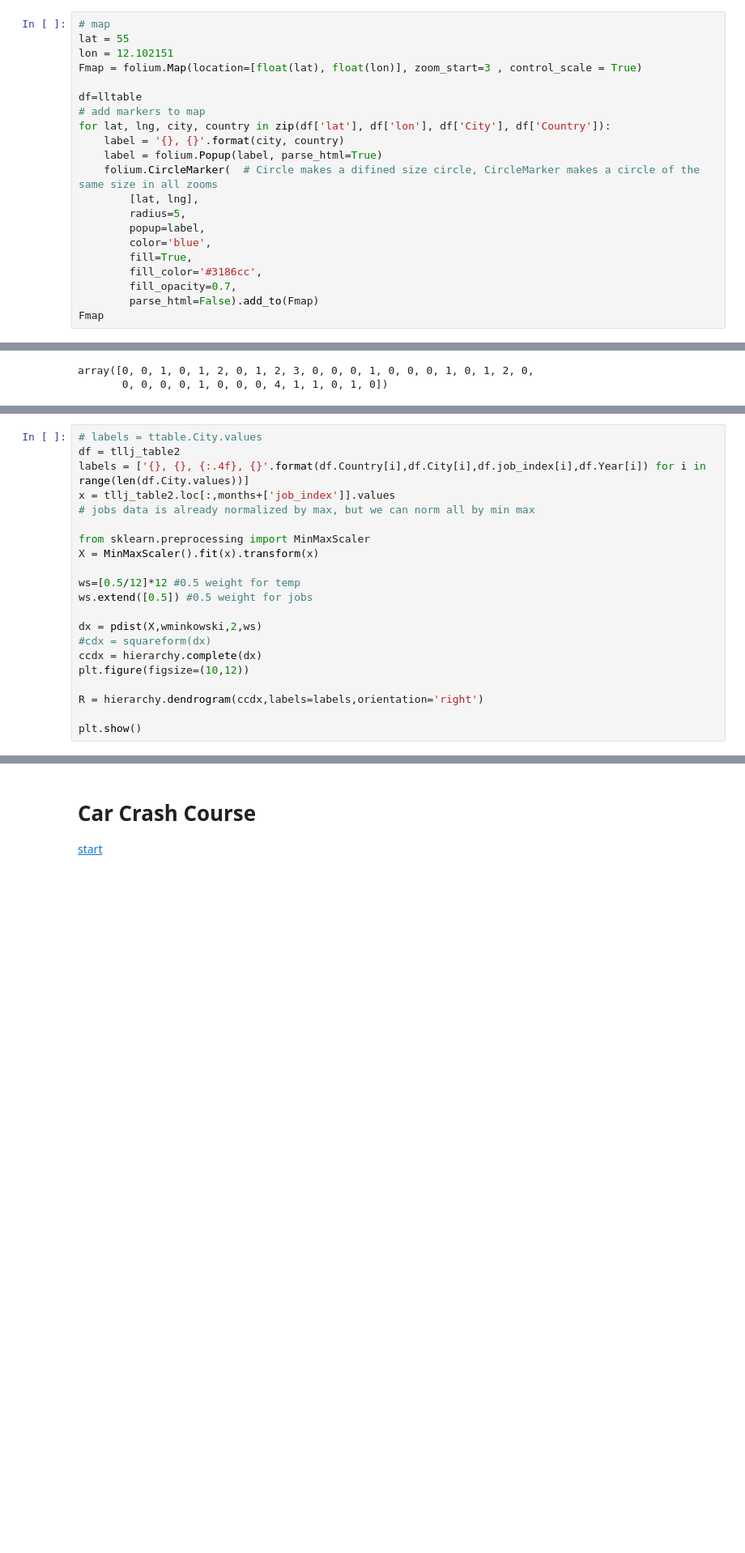
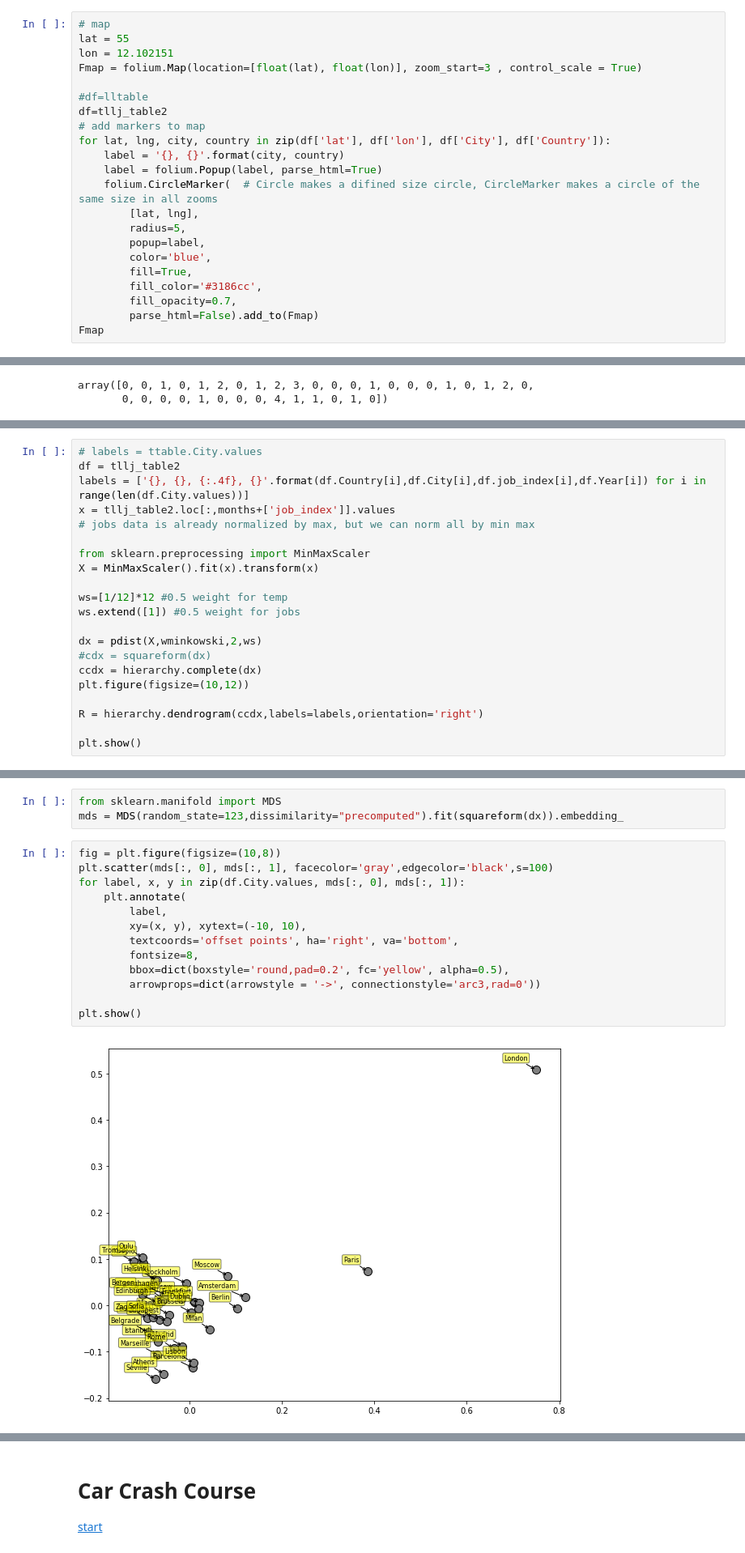
Before and after one commit to rareal/Coursera_Capstone, a Jupyter notebook: Final_project_tests.ipynb, the cells around one changed output, grey strips where cells are left out. Shown at 81% size. Saved outputs shown, nothing was run; the diff lists cells and outputs as text; blank space fills up the shorter version.

```diff
--- a/Final_project_tests.ipynb
+++ b/Final_project_tests.ipynb
@@ -340,7 +342,8 @@ lat = 55
 lon = 12.102151
 Fmap = folium.Map(location=[float(lat), float(lon)], zoom_start=3 , control_scale = True)
 
-df=lltable
+#df=lltable
+df=tllj_table2
 # add markers to map
 for lat, lng, city, country in zip(df['lat'], df['lon'], df['City'], df['Country']):
     label = '{}, {}'.format(city, country)
@@ -577,8 +584,8 @@ x = tllj_table2.loc[:,months+['job_index']].values
 from sklearn.preprocessing import MinMaxScaler
 X = MinMaxScaler().fit(x).transform(x)
 
-ws=[0.5/12]*12 #0.5 weight for temp
-ws.extend([0.5]) #0.5 weight for jobs
+ws=[1/12]*12 #0.5 weight for temp
+ws.extend([1]) #0.5 weight for jobs
 
 dx = pdist(X,wminkowski,2,ws)
 #cdx = squareform(dx)
@@ -592,0 +620,18 @@ plt.show()
+# %%
+from sklearn.manifold import MDS
+mds = MDS(random_state=123,dissimilarity="precomputed").fit(squareform(dx)).embedding_
+# %%
+fig = plt.figure(figsize=(10,8))
+plt.scatter(mds[:, 0], mds[:, 1], facecolor='gray',edgecolor='black',s=100)
+for label, x, y in zip(df.City.values, mds[:, 0], mds[:, 1]):
+    plt.annotate(
+        label,
+        xy=(x, y), xytext=(-10, 10),
+        textcoords='offset points', ha='right', va='bottom',
+        fontsize=8,
+        bbox=dict(boxstyle='round,pad=0.2', fc='yellow', alpha=0.5),
+        arrowprops=dict(arrowstyle = '->', connectionstyle='arc3,rad=0'))
+
+plt.show()
+# %% [output]
+[figure, added]
```
Also changed, not shown: parts of 4 cells of this notebook, 1 other file.
